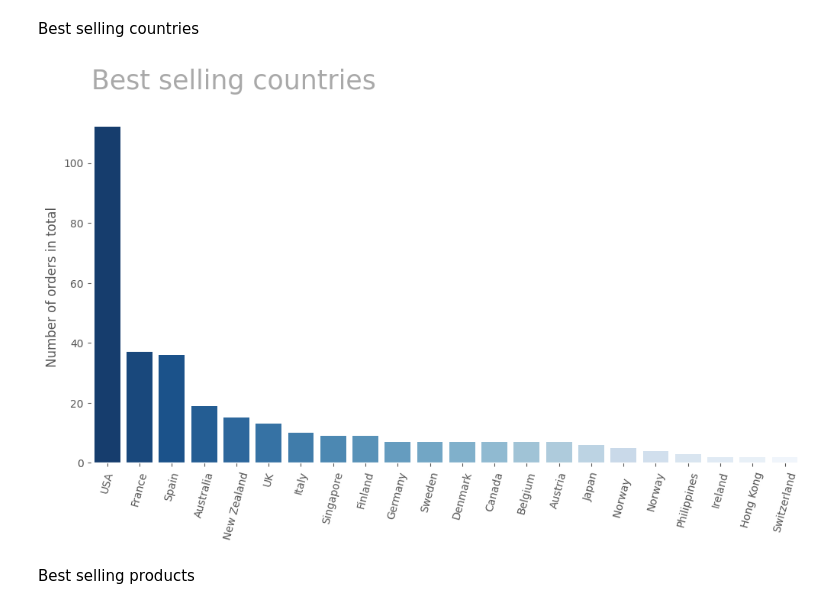
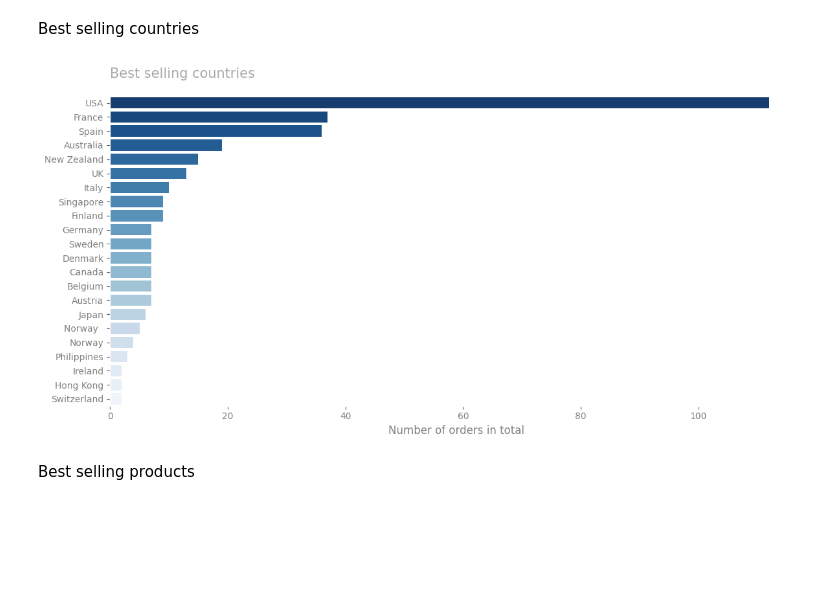
Before and after one commit to OgrodowskiJedrzej/Sales-Analysis, a Jupyter notebook: main.ipynb, the cells around one changed output. Drawn from its saved outputs; the diff is of its cells as text; code cells hidden in the pictures; blank space fills up the shorter version.

```diff
--- a/main.ipynb
+++ b/main.ipynb
@@ -63,26 +64,28 @@ Best selling countries
 # %%
 bestSellingCountries = pd.read_sql(
     """
     SELECT
         customers.country,
         COUNT(orders.orderNumber) AS totalOrders
     FROM customers
     INNER JOIN orders
     ON customers.customerNumber = orders.customerNumber
     GROUP BY customers.country
     ORDER BY totalOrders DESC
     """, connector)
 
 # Visualization of best selling countries
 plt.figure(figsize=(12,6))
-sns.barplot(x=bestSellingCountries["country"],y=bestSellingCountries["totalOrders"], palette='Blues_r')
-plt.title("Best selling countries", loc='left', fontsize=25, color='darkgrey',pad=20)
-plt.xlabel(None)
-plt.ylabel("Number of orders in total")
-plt.xticks(rotation=75)
+sns.barplot(y=bestSellingCountries["country"],x=bestSellingCountries["totalOrders"], palette='Blues_r')
+plt.title("Best selling countries", loc='left', fontsize=15, color='darkgrey',pad=20)
+plt.xlabel("Number of orders in total", color='grey')
+plt.xticks(color='grey')
+plt.ylabel(None)
+plt.yticks(color='grey')
+plt.tight_layout()
 plt.show()
 # %% [output]
-[figure, old version]
+[figure, new version]
 # %% [markdown]
 Best selling products
 # %%
```
Also changed, not shown: parts of 5 cells of this notebook.
